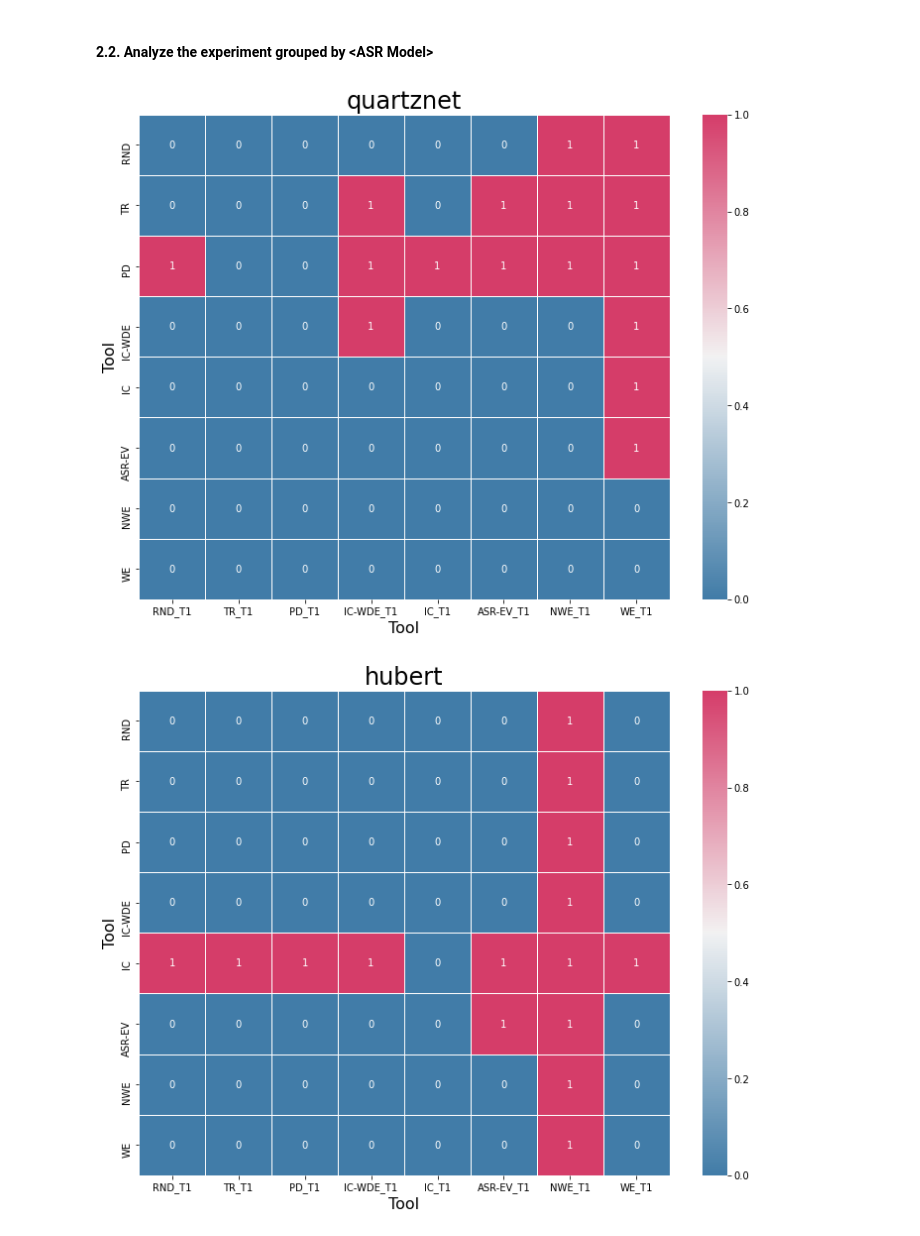
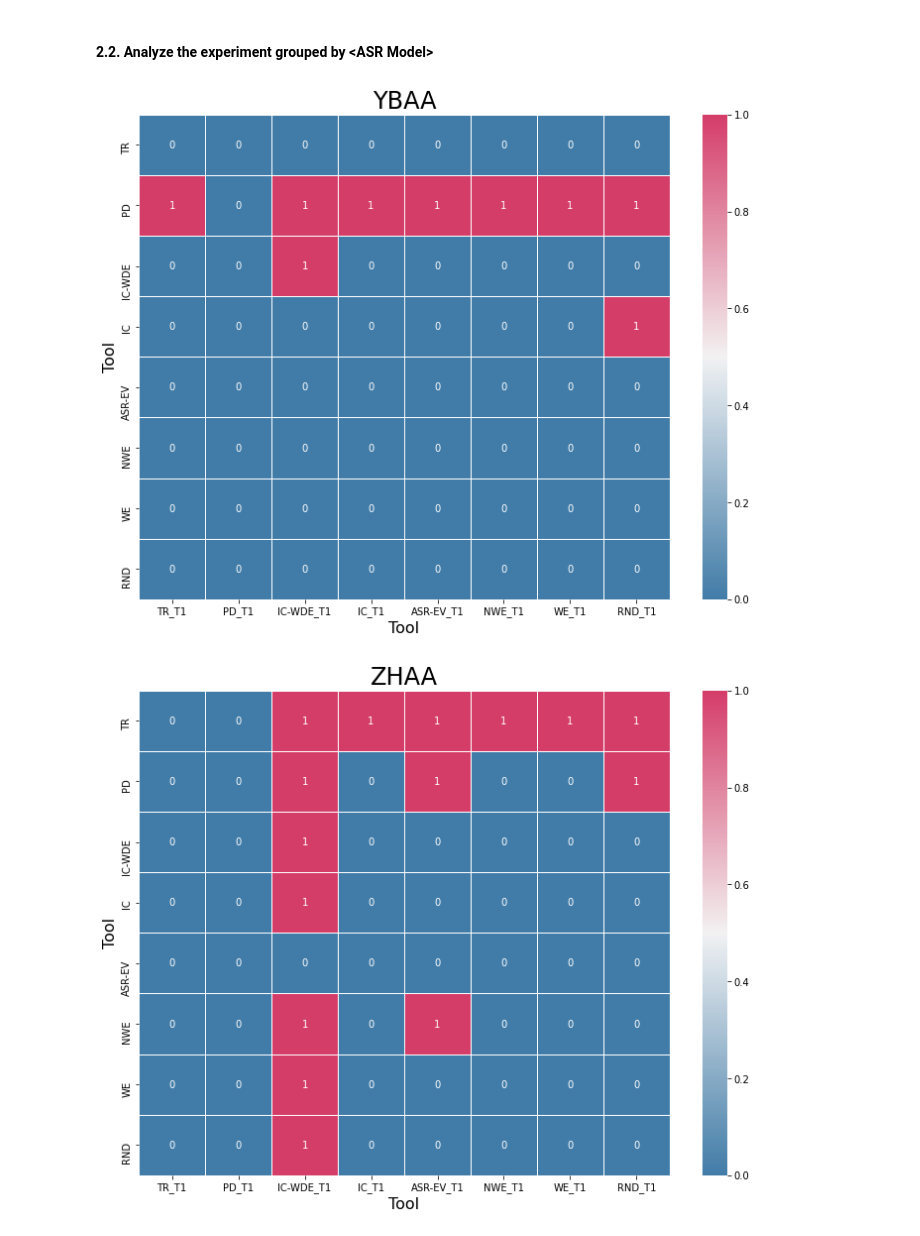
Before and after one commit to yangzhou6666/ASRProphet, a Jupyter notebook: wilcoxon-signed-rank-test.ipynb, the cells around one changed output. Saved outputs shown, nothing was run; the diff lists cells and outputs as text; code cells hidden in the pictures.

```diff
--- a/wilcoxon-signed-rank-test.ipynb
+++ b/wilcoxon-signed-rank-test.ipynb
@@ -39,20 +227,12 @@ WilcoxonResult(statistic=91.0, pvalue=1.0)
 with open('result/RQ2.json', 'r') as f:
   data = json.load(f)
 # %%
-res = {}
-
-asrs = ["quartznet", "hubert", "wav2vec-base"]
-datasets = ["YBAA", "ZHAA", "ASI", "TNI", "NCC",
-            "TXHC", "EBVS", "ERMS", "YDCK", "YKWK", "THV", "TLV"]
-tools = ["random", "triphone_rich", "pure_diversity", "icassp_without_diversity_enhancing_real_mix", "icassp_real_mix",
-         "asrevolve_error_model_real", "word_error_real_mix/no_word_enhance", "word_error_real_mix/word_enhance"]
-
 res = {}
 for asr in asrs:
     res[asr] = {}
     for dataset in datasets:
         res[asr][dataset] = {}
-        for tool in tools:
-            res[asr][dataset][tool] = pd.read_csv(data[asr][dataset][tool])
+        for tool, tool_short_name in shorten_finetuned_model_name.items():
+            res[asr][dataset][tool_short_name] = pd.read_csv(data[asr][dataset][tool])
 
 # res
@@ -92,12 +241,12 @@ def get_wer_result(df):
 # %%
 values = {}
 
-for tool_1 in tools:
-    values[short_names[tool_1]+"_T1"] = {}
-    for tool_2 in tools :
+for tool_1 in tool_short_names:
+    values[tool_1+"_T1"] = {}
+    for tool_2 in tool_short_names:
 
         if tool_1 == tool_2:
-            values[short_names[tool_1]+"_T1"][short_names[tool_2]] = 0
+            values[tool_1+"_T1"][tool_2] = 0
         else :
             arr_1 = []
             arr_2 = []
@@ -110,9 +259,9 @@ for tool_1 in tools:
                 arr_1, arr_2, alternative='less')
             # we would reject the null hypothesis at a confidence level of 5%
             if p < 0.05:
-                values[short_names[tool_1]+"_T1"][short_names[tool_2]] = 1
+                values[tool_1+"_T1"][tool_2] = 1
             else :
-                values[short_names[tool_1]+"_T1"][short_names[tool_2]] = 0
+                values[tool_1+"_T1"][tool_2] = 0
 
 df = pd.DataFrame(data=values)
 
@@ -129,37 +278,37 @@ plot_heatmap(df, "Without Grouping", cmap, fpath, 0, 1)
 # %%
 values = {}
 
-for asr in asrs:
-    for tool_1 in tools:
-        values[short_names[tool_1]+"_T1"] = {}
-        for tool_2 in tools :
+for dataset in datasets :
+    for tool_1 in tool_short_names:
+        values[tool_1+"_T1"] = {}
+        for tool_2 in tool_short_names:
 
             if tool_1 == tool_2:
-                values[short_names[tool_1]+"_T1"][short_names[tool_2]] = 0
+                values[tool_1+"_T1"][tool_2] = 0
             else :
                 arr_1 = []
                 arr_2 = []
-                for dataset in datasets :
+                for asr in asrs:
                     arr_1 += get_wer_result(res[asr][dataset][tool_1])
                     arr_2 += get_wer_result(res[asr][dataset][tool_2])
 
             w, p = scipy.stats.wilcoxon(
                 arr_1, arr_2, alternative='less')
             # we would reject the null hypothesis at a confidence level of 5%
             if p < 0.05:
-                values[short_names[tool_1]+"_T1"][short_names[tool_2]] = 1
+                values[tool_1+"_T1"][tool_2] = 1
             else :
-                values[short_names[tool_1]+"_T1"][short_names[tool_2]] = 0
+                values[tool_1+"_T1"][tool_2] = 0
 
     df = pd.DataFrame(data=values)
 
-    fpath = f"result/plot/RQ2/significance_difference_grouped_by_<ASR>-{asr}.png"
+    fpath = f"result/plot/RQ2/significance_difference_grouped_by_<dataset>-{dataset}.png"
     os.makedirs(os.path.dirname(fpath), exist_ok=True)
 
 
     # Generate a custom diverging colormap
     cmap = sns.diverging_palette(h_neg=240, h_pos=0, s=75, l=50, n=1, as_cmap=True)
-    plot_heatmap(df, asr, cmap, fpath, 0, 1)
+    plot_heatmap(df, dataset, cmap, fpath, 0, 1)
 # %% [output]
-[figure, old version]
+[figure, new version]
-[figure, old version]
+[figure, new version]
```
Also changed, not shown: parts of 18 cells of this notebook.
